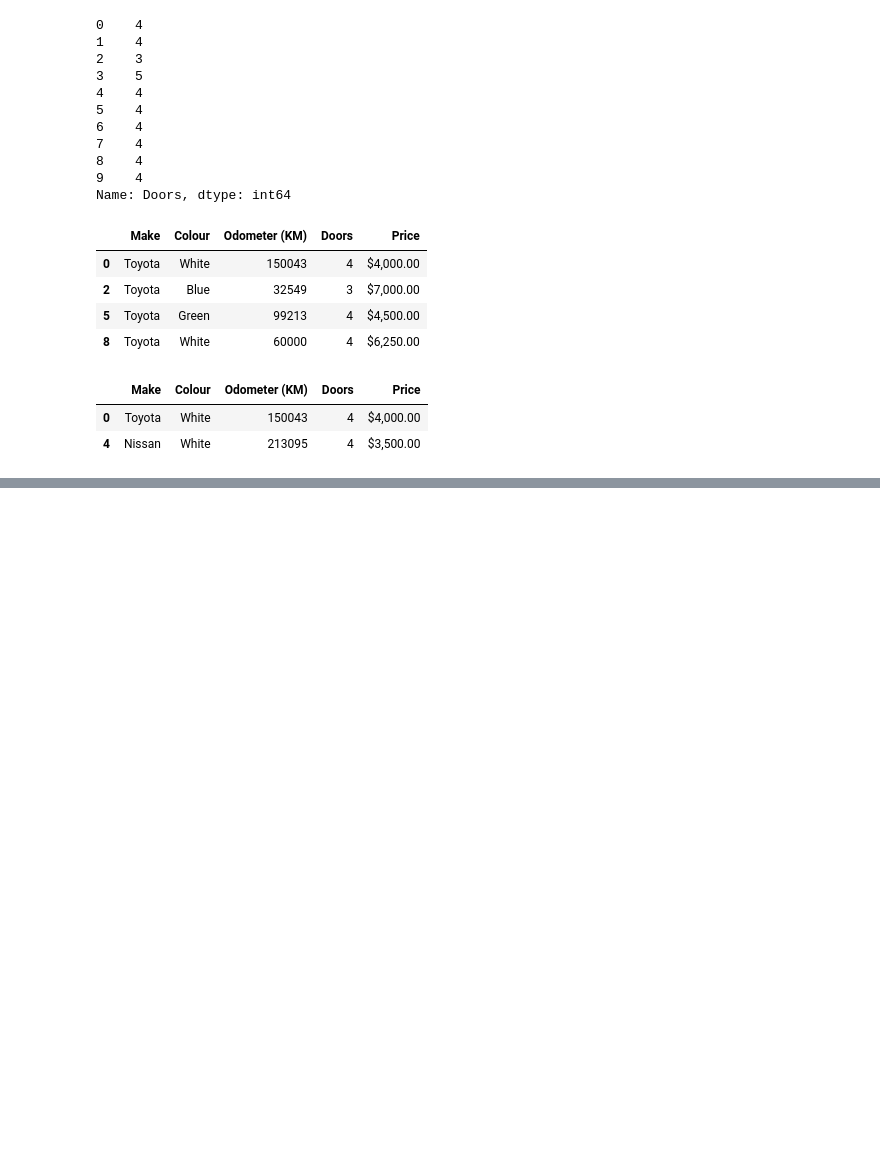
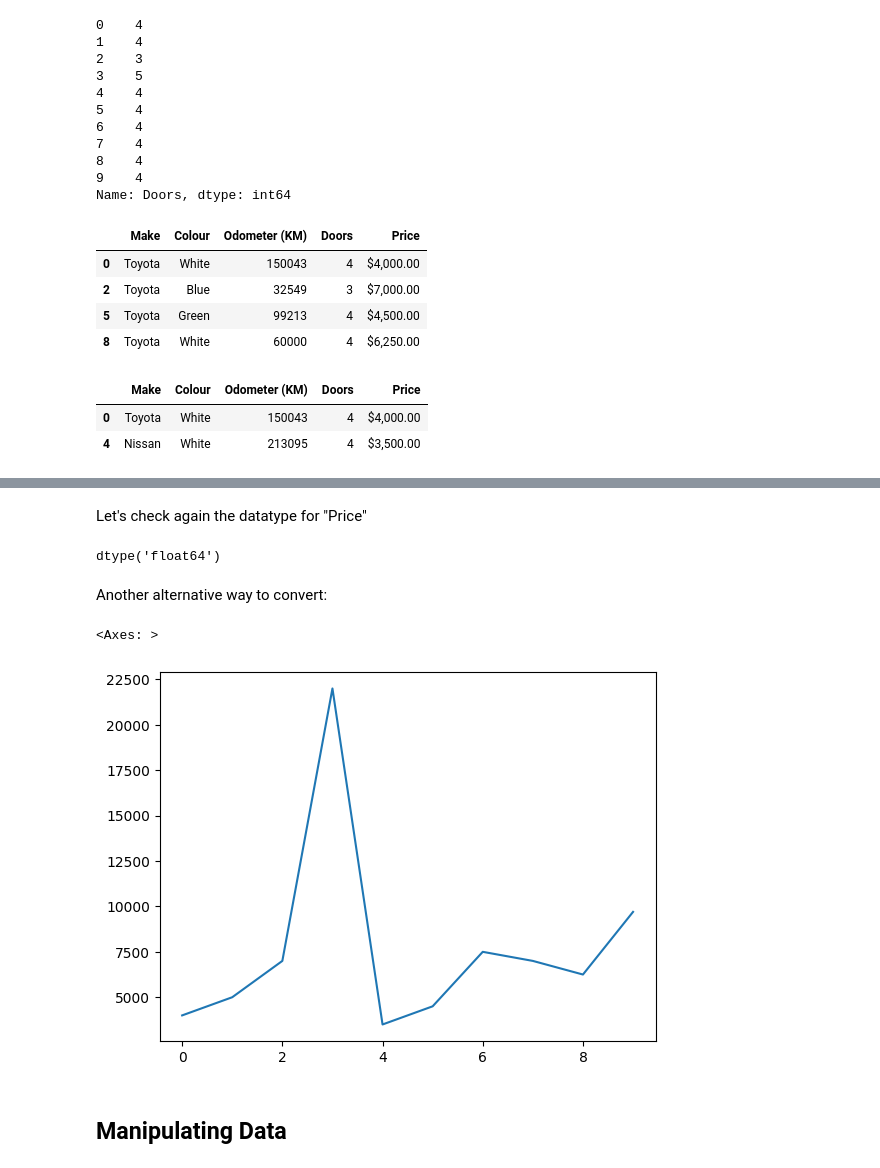
Before and after one commit to AHMAD-KHAIRI/ztm-ml-course, a Jupyter notebook: 02_pandas/introduction-to-pandas.ipynb, the cells around one changed output, grey strips where cells are left out. Cells and saved outputs as stored; diff of their text form; code cells hidden in the pictures; blank space fills up the shorter version.

```diff
--- a/02_pandas/introduction-to-pandas.ipynb
+++ b/02_pandas/introduction-to-pandas.ipynb
@@ -350,0 +414,2 @@ car_sales[car_sales["Odometer (KM)"] > 100000]
+# %%
+car_sales["Price"] = pd.to_numeric(car_sales["Price"])
@@ -350,0 +420,2 @@ car_sales[car_sales["Odometer (KM)"] > 100000]
+# %%
+car_sales["Price"] = car_sales["Price"].astype(str).str.replace("$", "")
@@ -350,0 +424,2 @@ car_sales[car_sales["Odometer (KM)"] > 100000]
+# %%
+car_sales["Price"] = car_sales["Price"].astype(str).str.replace(",", "")
@@ -350,0 +428,10 @@ car_sales[car_sales["Odometer (KM)"] > 100000]
+# %%
+car_sales["Price"] = pd.to_numeric(car_sales["Price"])
+# %% [markdown]
+Let's check again the datatype for "Price"
+# %%
+car_sales["Price"].dtype
+# %% [output]
+dtype('float64')
+# %% [markdown]
+Another alternative way to convert:
@@ -350,0 +440,7 @@ car_sales[car_sales["Odometer (KM)"] > 100000]
+# %%
+car_sales["Price"].plot()
+# %% [output]
+<Axes: >
+[figure, added]
+# %% [markdown]
+## Manipulating Data
```
Also changed, not shown: parts of 44 cells of this notebook, 2 other files.
